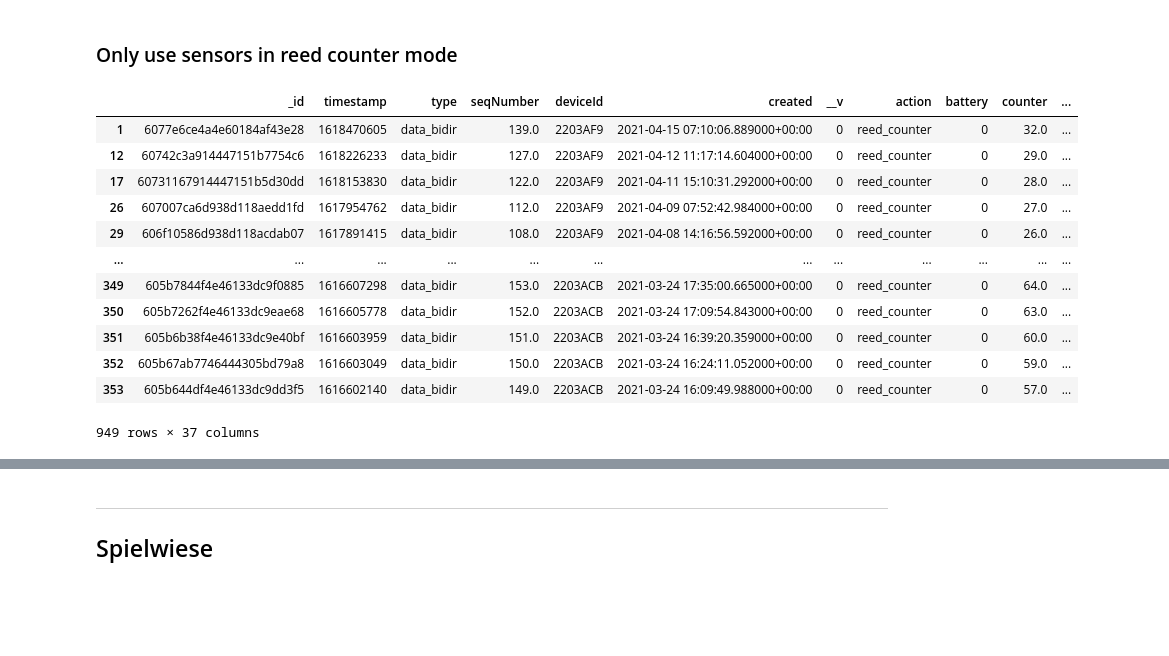
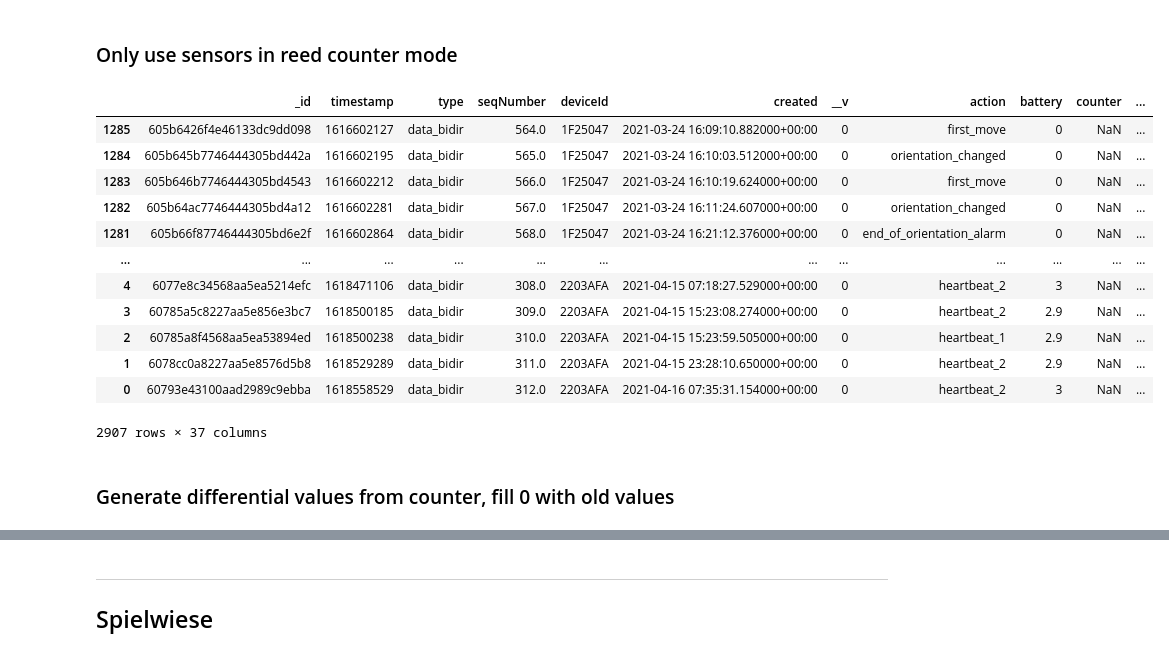
Before and after one commit to phyti1/ds_p4_kompotoi, a Jupyter notebook: Data_aquisition.ipynb, the cells around one changed output, grey strips where cells are left out. Saved outputs shown, nothing was run; the diff lists cells and outputs as text; code cells hidden in the pictures; blank space fills up the shorter version.

```diff
--- a/Data_aquisition.ipynb
+++ b/Data_aquisition.ipynb
@@ -176,20 +176,23 @@ message_data_combined
 message_data_combined['counter'] = pd.to_numeric(message_data_combined['counter'])
 # %% [markdown]
 ### Only use sensors in reed counter mode
-# %%
-message_data_rc = message_data_combined[message_data_combined['action'] == 'reed_counter']
-message_data_rc
-# %% [output]
-|  | _id | timestamp | type | seqNumber | deviceId | created | __v | action | battery | counter | ... |
-| 1 | 6077e6ce4a4e60184af43e28 | 1618470605 | data_bidir | 139.0 | 2203AF9 | 2021-04-15 07:10:06.889000+00:00 | 0 | reed_counter | 0 | 32.0 | ... |
-| 12 | 60742c3a914447151b7754c6 | 1618226233 | data_bidir | 127.0 | 2203AF9 | 2021-04-12 11:17:14.604000+00:00 | 0 | reed_counter | 0 | 29.0 | ... |
-| 17 | 60731167914447151b5d30dd | 1618153830 | data_bidir | 122.0 | 2203AF9 | 2021-04-11 15:10:31.292000+00:00 | 0 | reed_counter | 0 | 28.0 | ... |
-| 26 | 607007ca6d938d118aedd1fd | 1617954762 | data_bidir | 112.0 | 2203AF9 | 2021-04-09 07:52:42.984000+00:00 | 0 | reed_counter | 0 | 27.0 | ... |
-| 29 | 606f10586d938d118acdab07 | 1617891415 | data_bidir | 108.0 | 2203AF9 | 2021-04-08 14:16:56.592000+00:00 | 0 | reed_counter | 0 | 26.0 | ... |
-| ... | ... | ... | ... | ... | ... | ... | ... | ... | ... | ... | ... |
-| 349 | 605b7844f4e46133dc9f0885 | 1616607298 | data_bidir | 153.0 | 2203ACB | 2021-03-24 17:35:00.665000+00:00 | 0 | reed_counter | 0 | 64.0 | ... |
-| 350 | 605b7262f4e46133dc9eae68 | 1616605778 | data_bidir | 152.0 | 2203ACB | 2021-03-24 17:09:54.843000+00:00 | 0 | reed_counter | 0 | 63.0 | ... |
-| 351 | 605b6b38f4e46133dc9e40bf | 1616603959 | data_bidir | 151.0 | 2203ACB | 2021-03-24 16:39:20.359000+00:00 | 0 | reed_counter | 0 | 60.0 | ... |
-| 352 | 605b67ab7746444305bd79a8 | 1616603049 | data_bidir | 150.0 | 2203ACB | 2021-03-24 16:24:11.052000+00:00 | 0 | reed_counter | 0 | 59.0 | ... |
-| 353 | 605b644df4e46133dc9dd3f5 | 1616602140 | data_bidir | 149.0 | 2203ACB | 2021-03-24 16:09:49.988000+00:00 | 0 | reed_counter | 0 | 57.0 | ... |
-949 rows × 37 columns
+# %%
+# message_data_rc = message_data_combined[message_data_combined['action'] == 'reed_counter']
+message_data_combined.sort_values(by=['deviceId', 'created'], inplace=True)
+message_data_combined
+# %% [output]
+|  | _id | timestamp | type | seqNumber | deviceId | created | __v | action | battery | counter | ... |
+| 1285 | 605b6426f4e46133dc9dd098 | 1616602127 | data_bidir | 564.0 | 1F25047 | 2021-03-24 16:09:10.882000+00:00 | 0 | first_move | 0 | NaN | ... |
+| 1284 | 605b645b7746444305bd442a | 1616602195 | data_bidir | 565.0 | 1F25047 | 2021-03-24 16:10:03.512000+00:00 | 0 | orientation_changed | 0 | NaN | ... |
+| 1283 | 605b646b7746444305bd4543 | 1616602212 | data_bidir | 566.0 | 1F25047 | 2021-03-24 16:10:19.624000+00:00 | 0 | first_move | 0 | NaN | ... |
+| 1282 | 605b64ac7746444305bd4a12 | 1616602281 | data_bidir | 567.0 | 1F25047 | 2021-03-24 16:11:24.607000+00:00 | 0 | orientation_changed | 0 | NaN | ... |
+| 1281 | 605b66f87746444305bd6e2f | 1616602864 | data_bidir | 568.0 | 1F25047 | 2021-03-24 16:21:12.376000+00:00 | 0 | end_of_orientation_alarm | 0 | NaN | ... |
+| ... | ... | ... | ... | ... | ... | ... | ... | ... | ... | ... | ... |
+| 4 | 6077e8c34568aa5ea5214efc | 1618471106 | data_bidir | 308.0 | 2203AFA | 2021-04-15 07:18:27.529000+00:00 | 0 | heartbeat_2 | 3 | NaN | ... |
+| 3 | 60785a5c8227aa5e856e3bc7 | 1618500185 | data_bidir | 309.0 | 2203AFA | 2021-04-15 15:23:08.274000+00:00 | 0 | heartbeat_2 | 2.9 | NaN | ... |
+| 2 | 60785a8f4568aa5ea53894ed | 1618500238 | data_bidir | 310.0 | 2203AFA | 2021-04-15 15:23:59.505000+00:00 | 0 | heartbeat_1 | 2.9 | NaN | ... |
+| 1 | 6078cc0a8227aa5e8576d5b8 | 1618529289 | data_bidir | 311.0 | 2203AFA | 2021-04-15 23:28:10.650000+00:00 | 0 | heartbeat_2 | 2.9 | NaN | ... |
+| 0 | 60793e43100aad2989c9ebba | 1618558529 | data_bidir | 312.0 | 2203AFA | 2021-04-16 07:35:31.154000+00:00 | 0 | heartbeat_2 | 3 | NaN | ... |
+2907 rows × 37 columns
+# %% [markdown]
+### Generate differential values from counter, fill 0 with old values
```
Also changed, not shown: parts of 10 cells of this notebook.
